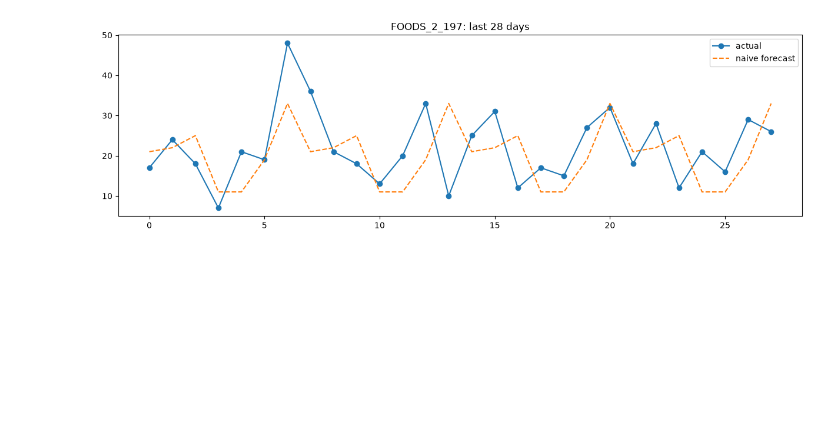
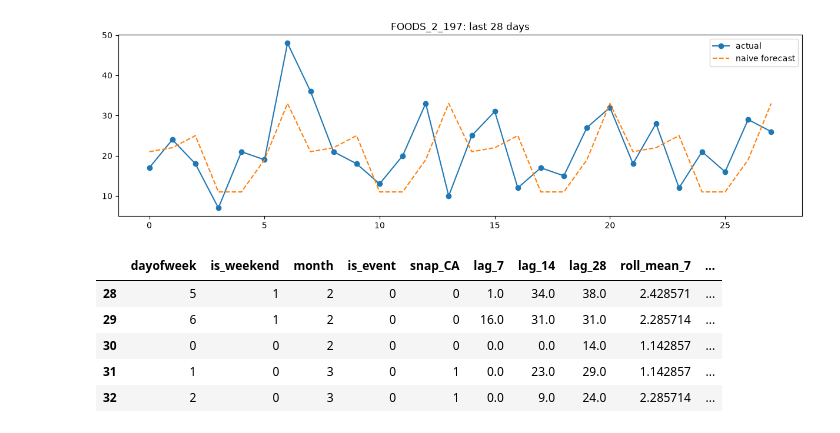
Before and after one commit to kianooo/demand-forecast, a Jupyter notebook: 02_modeling.ipynb, the cells around one changed output. Cells and saved outputs as stored; diff of their text form; code cells hidden in the pictures; blank space fills up the shorter version.

```diff
--- a/02_modeling.ipynb
+++ b/02_modeling.ipynb
@@ -100,3 +100,36 @@ plt.plot(range(28), seasonal_naive(tr), label="naive forecast", linestyle="--")
 plt.title(f"{item}: last 28 days"); plt.legend(); plt.show()
 # %% [output]
 [figure]
+# %%
+def make_features(df):
+    df = df.sort_values(["item_id", "date"]).copy()
+
+    # calendar clues (the patterns YOU found)
+    df["dayofweek"] = df["date"].dt.dayofweek        # 0=Mon ... 6=Sun
+    df["is_weekend"] = (df["dayofweek"] >= 5).astype(int)
+    df["month"] = df["date"].dt.month
+    df["is_event"] = df["event_name_1"].notna().astype(int)   # holiday flag
+
+    # memory clues: what happened recently (per product)
+    g = df.groupby("item_id")["units"]
+    df["lag_7"]  = g.shift(7)     # sales same day last week
+    df["lag_14"] = g.shift(14)    # two weeks ago
+    df["lag_28"] = g.shift(28)    # four weeks ago
+    df["roll_mean_7"]  = g.shift(1).rolling(7).mean().reset_index(0, drop=True)   # avg of last 7 days
+    df["roll_mean_28"] = g.shift(1).rolling(28).mean().reset_index(0, drop=True)  # avg of last 28 days
+
+    return df
+
+feat = make_features(long)
+feat = feat.dropna(subset=["lag_7", "lag_14", "lag_28", "roll_mean_7", "roll_mean_28"])  # first ~28 days per product have no history, drop them
+
+FEATURES = ["dayofweek", "is_weekend", "month", "is_event", "snap_CA",
+            "lag_7", "lag_14", "lag_28", "roll_mean_7", "roll_mean_28"]
+feat[FEATURES + ["units"]].head()
+# %% [output]
+|  | dayofweek | is_weekend | month | is_event | snap_CA | lag_7 | lag_14 | lag_28 | roll_mean_7 | ... |
+| 28 | 5 | 1 | 2 | 0 | 0 | 1.0 | 34.0 | 38.0 | 2.428571 | ... |
+| 29 | 6 | 1 | 2 | 0 | 0 | 16.0 | 31.0 | 31.0 | 2.285714 | ... |
+| 30 | 0 | 0 | 2 | 0 | 0 | 0.0 | 0.0 | 14.0 | 1.142857 | ... |
+| 31 | 1 | 0 | 3 | 0 | 1 | 0.0 | 23.0 | 29.0 | 1.142857 | ... |
+| 32 | 2 | 0 | 3 | 0 | 1 | 0.0 | 9.0 | 24.0 | 2.285714 | ... |
```
Also changed, not shown: parts of 3 cells of this notebook.
